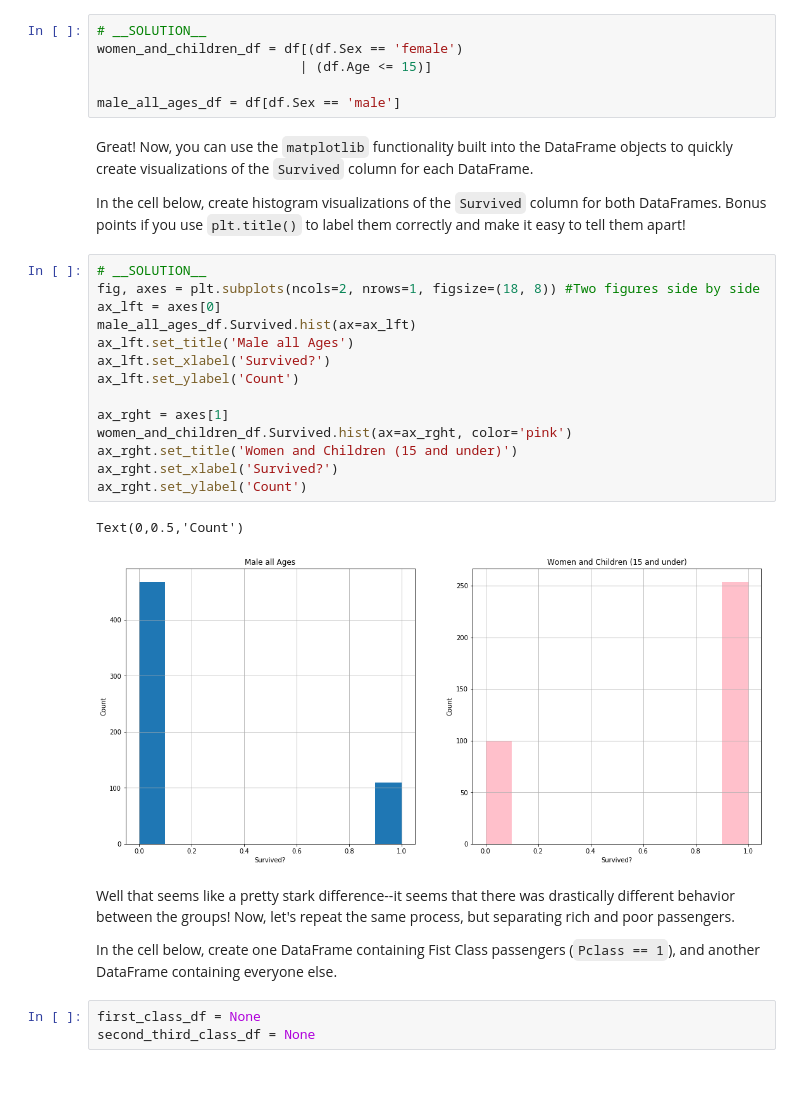
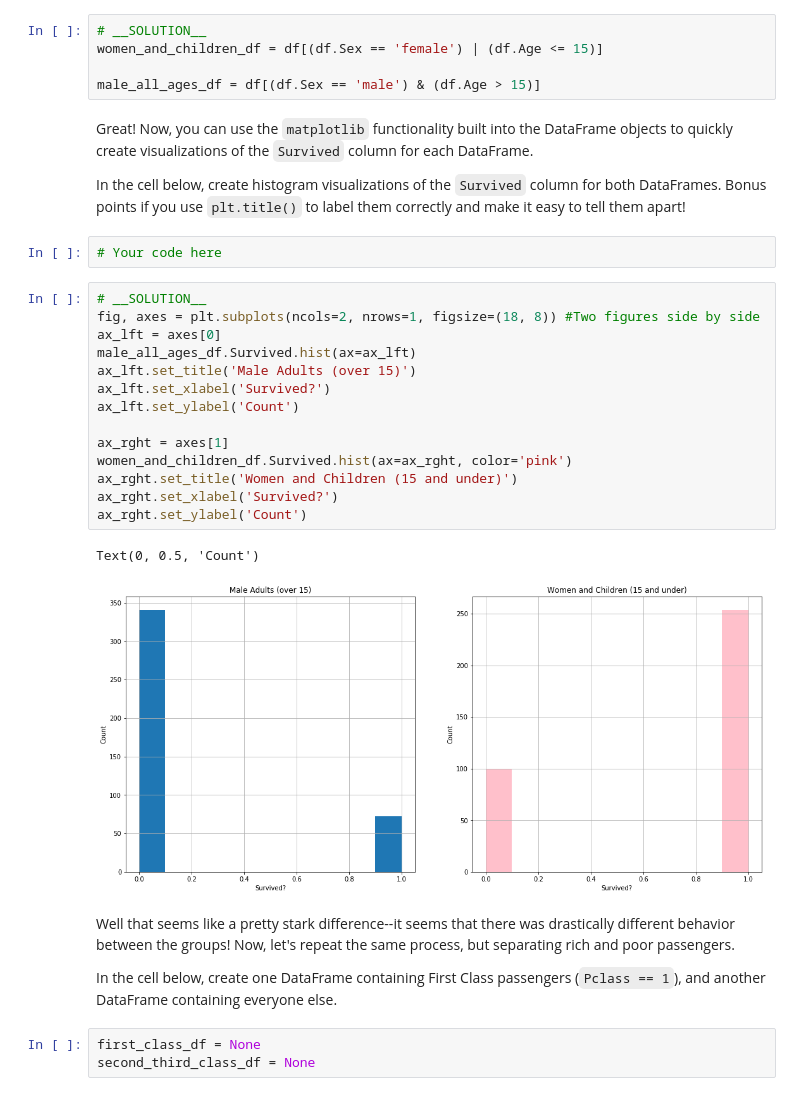
Before and after one commit to learn-co-curriculum/dsc-using-sql-with-pandas-lab, a Jupyter notebook: index.ipynb, the cells around one changed output. Saved outputs shown, nothing was run; the diff lists cells and outputs as text.

```diff
--- a/index.ipynb
+++ b/index.ipynb
@@ -131,35 +150,36 @@ women_and_children_df = None
 male_all_ages_df = None
 # %%
 # __SOLUTION__
-women_and_children_df = df[(df.Sex == 'female')
-                          | (df.Age <= 15)]
+women_and_children_df = df[(df.Sex == 'female') | (df.Age <= 15)]
 
-male_all_ages_df = df[df.Sex == 'male']
+male_all_ages_df = df[(df.Sex == 'male') & (df.Age > 15)]
 # %% [markdown]
 Great! Now, you can use the `matplotlib` functionality built into the DataFrame objects to quickly create visualizations of the `Survived` column for each DataFrame.
 
 In the cell below, create histogram visualizations of the `Survived` column for both DataFrames.  Bonus points if you use `plt.title()` to label them correctly and make it easy to tell them apart!
+# %%
+# Your code here
 # %%
 # __SOLUTION__
 fig, axes = plt.subplots(ncols=2, nrows=1, figsize=(18, 8)) #Two figures side by side
 ax_lft = axes[0]
 male_all_ages_df.Survived.hist(ax=ax_lft)
-ax_lft.set_title('Male all Ages')
+ax_lft.set_title('Male Adults (over 15)')
 ax_lft.set_xlabel('Survived?')
 ax_lft.set_ylabel('Count')
 
 ax_rght = axes[1]
 women_and_children_df.Survived.hist(ax=ax_rght, color='pink')
 ax_rght.set_title('Women and Children (15 and under)')
 ax_rght.set_xlabel('Survived?')
 ax_rght.set_ylabel('Count')
 # %% [output]
-Text(0,0.5,'Count')
+Text(0, 0.5, 'Count')
-[figure, old version]
+[figure, new version]
 # %% [markdown]
 Well that seems like a pretty stark difference--it seems that there was drastically different behavior between the groups!  Now, let's repeat the same process, but separating rich and poor passengers.
 
-In the cell below, create one DataFrame containing Fist Class passengers (`Pclass == 1`), and another DataFrame containing everyone else.
+In the cell below, create one DataFrame containing First Class passengers (`Pclass == 1`), and another DataFrame containing everyone else.
 # %%
 first_class_df = None
 second_third_class_df = None
```
Also changed, not shown: parts of 30 cells of this notebook.
